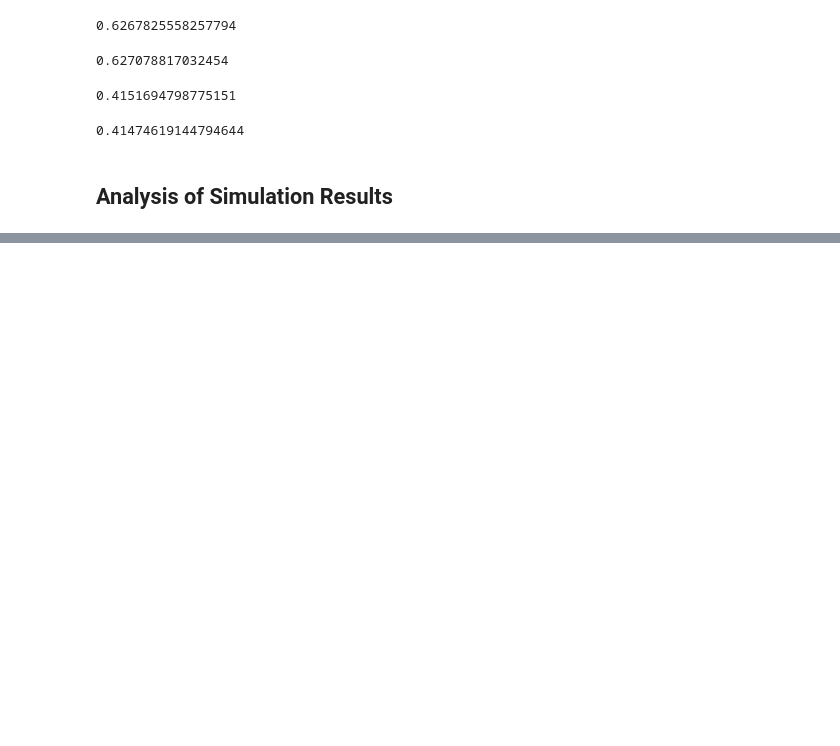
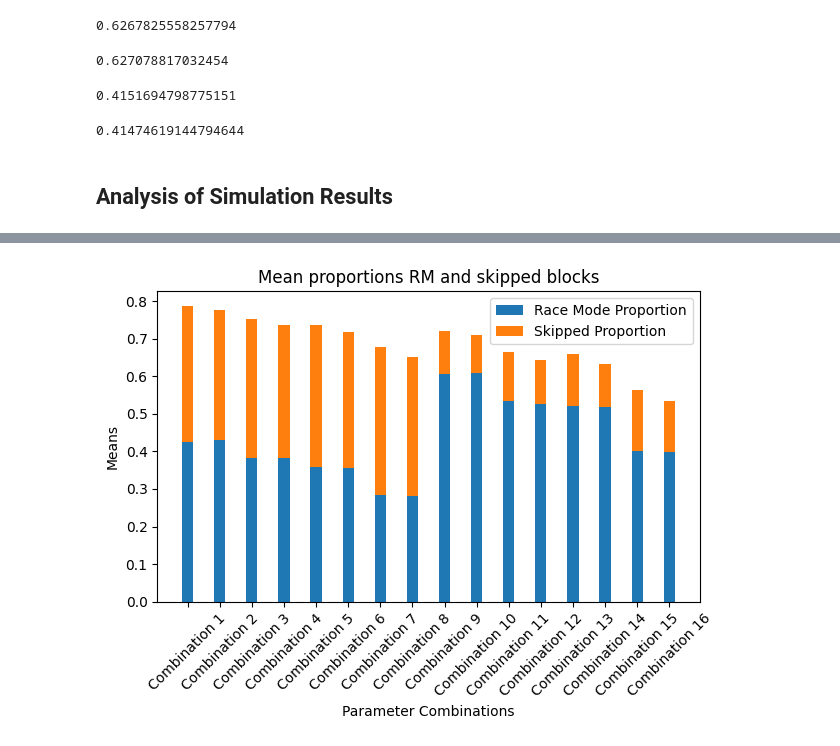
Before and after one commit to BlockScience/aztec-gddt, a Jupyter notebook: notebooks/censorship_probability_investigation.ipynb, the cells around one changed output, grey strips where cells are left out. Drawn from its saved outputs; the diff is of its cells as text; code cells hidden in the pictures; blank space fills up the shorter version.

Commit message:
minor polish and some base stats

```diff
--- a/notebooks/censorship_probability_investigation.ipynb
+++ b/notebooks/censorship_probability_investigation.ipynb
@@ -208,0 +234,18 @@ sim_df.drop(columns = ['run', 'subset', 'simulation',
+# %%
+# Checking some basic stats for intuition about all runs where race mode proportion was under a certain threshold.
+
+filtered_df = sim_df[(sim_df['proportion_race_mode'] < 0.1)]
+
+list = ['phase_duration_proposal_min_blocks',
+       'phase_duration_proposal_max_blocks',
+       'phase_duration_reveal_min_blocks', 'phase_duration_reveal_max_blocks',
+       'phase_duration_commit_bond_min_blocks',
+       'phase_duration_commit_bond_max_blocks',
+       'phase_duration_rollup_min_blocks', 'phase_duration_rollup_max_blocks',
+       'phase_duration_race_min_blocks', 'phase_duration_race_max_blocks',
+       'proportion_race_mode', 'proportion_skipped']
+
+for el in list:
+    median_duration = filtered_df[el].median()
+    average_duration = filtered_df[el].mean()
+    print(el + ' has a median value of ' + str(median_duration) + ' and a mean value of ' + str(average_duration))
@@ -208,0 +309,73 @@ sim_df.drop(columns = ['run', 'subset', 'simulation',
+# %%
+# Basic stats about each parameter combination
+
+criteria_dict = {}
+for i in range(list_length):
+    # Extract the ith element from each list and form a new dictionary for criteria
+    criteria_dict[f"Combination {i+1}"] = {key: value[i]
+                                        for key, value in list_of_params.items()}
+
+
+def calculate_means(df, filter_criteria, columns_to_average):
+    results = []
+    # Loop through each set of criteria in the filter_criteria dictionary
+    for description, conditions in filter_criteria.items():
+        # Construct the query string based on the conditions
+        query = ' & '.join(
+            [f"{col} == {val}" for col, val in conditions.items()])
+        # Apply the query to filter the DataFrame
+        filtered_df = df.query(query)
+        # Calculate mean for each specified column and store the result with a description
+        means = {column: filtered_df[column].mean()
+                 for column in columns_to_average}
+        # Also return the conditions used for reference in the print statement
+        results.append((description, conditions, means))
+
+    return results
+
+# Columns to average
+columns_to_average = ['proportion_race_mode', 'proportion_skipped']
+
+# Calculate means based on criteria
+results = calculate_means(sim_df, criteria_dict, columns_to_average)
+
+# Print results with individual values per parameter combination
+for description, conditions, mean_values in results:
+    conditions_values = ', '.join([str(value)
+                                  for value in conditions.values()])
+    mean_results = ', '.join(
+        [f"{key}: {value:.2f}" for key, value in mean_values.items()])
+    # Calculate the sum of means to see total of skipped and race_mode
+    sum_of_means = sum(mean_values.values())
+    print(f"{description}: Durations of: {conditions_values} results in a mean value of {mean_results}, for a total of: {sum_of_means:.2f} irregular blocks")
+
+# Simple Bar Chart setup
+combination_labels = []
+race_mode_means = []
+skipped_means = []
+
+for description, _, mean_values in results:
+    combination_labels.append(description)
+    race_mode_means.append(mean_values['proportion_race_mode'])
+    skipped_means.append(mean_values['proportion_skipped'])
+
+fig, ax = plt.subplots()
+width = 0.35
+
+# Bars for race_mode
+ax.bar(combination_labels, race_mode_means,
+       width, label='Race Mode Proportion')
+
+# Bars for skipped stacked on top
+ax.bar(combination_labels, skipped_means, width,
+       bottom=race_mode_means, label='Skipped Proportion')
+
+ax.set_xlabel('Parameter Combinations')
+ax.set_ylabel('Means')
+ax.set_title('Mean proportions RM and skipped blocks')
+ax.legend()
+
+plt.xticks(rotation=45)
+plt.tight_layout()
+plt.show()
+# %% [output]
@@ -208,0 +398 @@ sim_df.drop(columns = ['run', 'subset', 'simulation',
+[figure, added]
```
Also changed, not shown: parts of 20 cells of this notebook.
